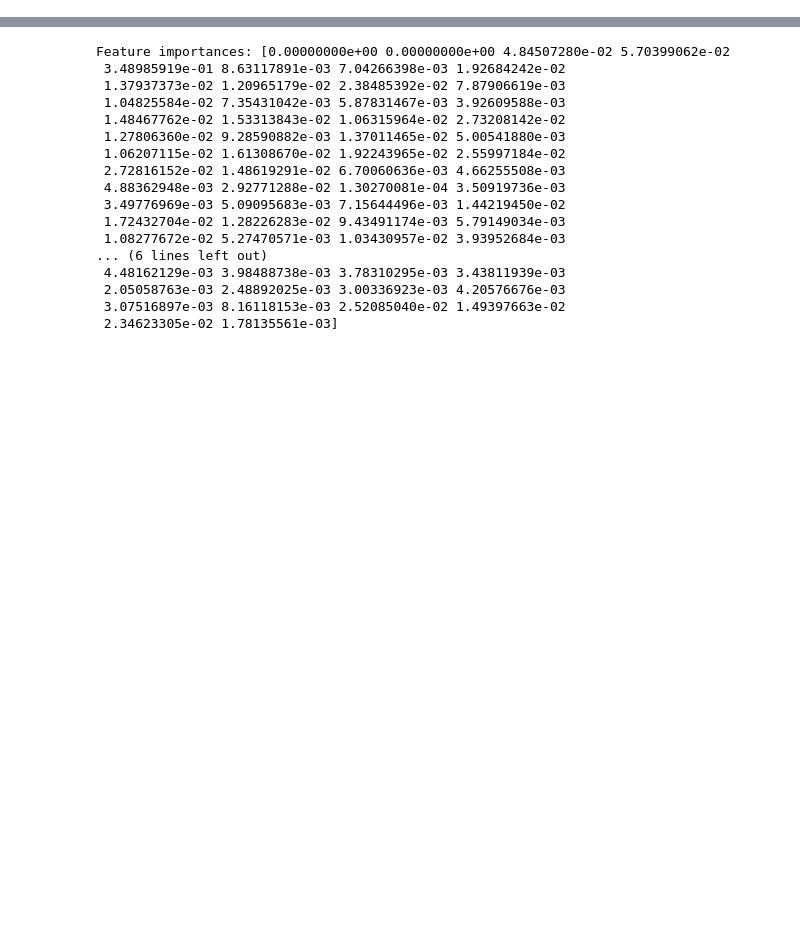
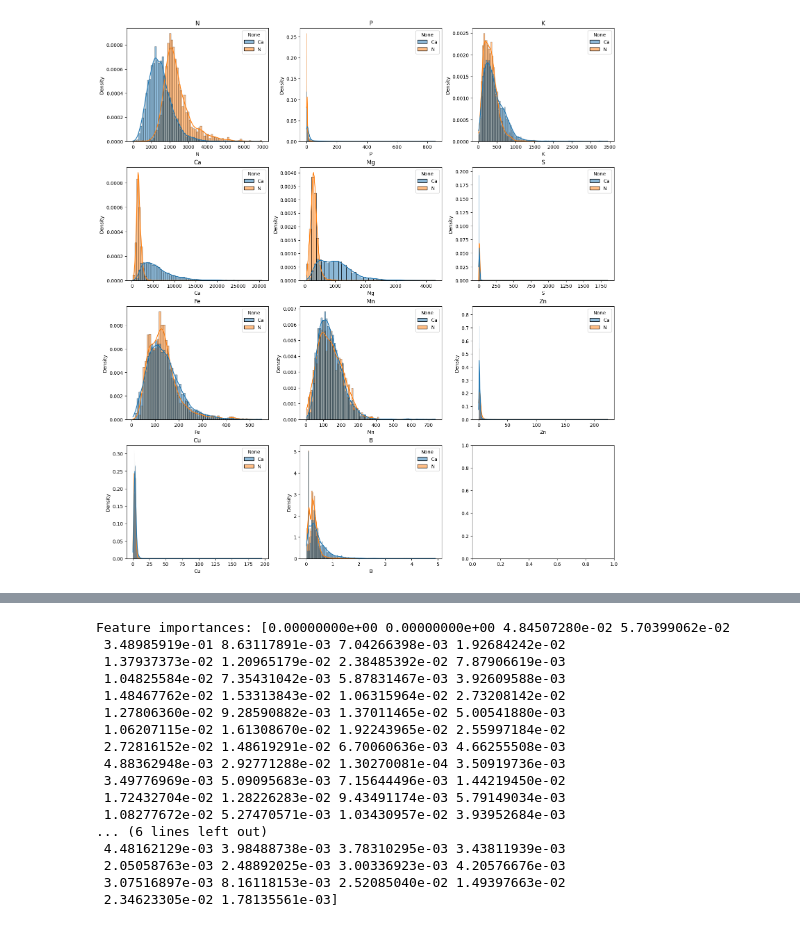
Before and after one commit to omerym/Amini-Soil-Prediction-Challenge, a Jupyter notebook: notebook.ipynb, the cells around one changed output, grey strips where cells are left out. Saved outputs shown, nothing was run; the diff lists cells and outputs as text; code cells hidden in the pictures; blank space fills up the shorter version.

```diff
--- a/notebook.ipynb
+++ b/notebook.ipynb
@@ -160,8 +118,5 @@ first evaluation
 # %%
-train_t = train_dropna.drop(columns=target_columns)
-values = train_dropna[target_columns]
-values = pd.DataFrame(columns=values.columns,
-                      data=StandardScaler().fit_transform(values))
-train_t["max"] = train_dropna[target_columns].apply(lambda x: np.argmax(
-    x), axis=1).map(lambda x: target_columns[x])
-train_t.head()
+max_nutrient = train_dropna[target_columns].apply(
+    lambda x: np.argmax(x), axis=1).map(lambda x: target_columns[x])
+max_nutrient
+max_nutrient_encoded = max_nutrient == 'Ca'
@@ -375,12 +166,0 @@ sns.histplot(train["cec20"])
-# %%
-column_count = len(target_columns)
-nrows = (column_count + 2) // 3
-ncols = min(column_count, 3)
-fig, axs = plt.subplots(nrows=nrows, ncols=ncols,
-                        figsize=(5*ncols, 4*nrows),
-                        constrained_layout=True)
-axs = axs.reshape(-1)
-for i, col in enumerate(tqdm(target_columns, desc="Plotting")):
-    axs[i].set_title(col)
-    sns.barplot(x=train_t['max'], y=train_dropna[col], ax=axs[i])
-plt.show()
@@ -388,0 +191,17 @@ plt.show()
+# %%
+column_count = len(target_columns)
+nrows = (column_count + 2) // 3
+ncols = min(column_count, 3)
+fig, axs = plt.subplots(nrows=nrows, ncols=ncols,
+                        figsize=(5*ncols, 4*nrows),
+                        constrained_layout=True)
+axs = axs.reshape(-1)
+for i, col in enumerate(tqdm(target_columns, desc="Plotting")):
+    axs[i].set_title(col)
+    sns.histplot(hue=max_nutrient, x=train_dropna[col], ax=axs[i],
+                 stat='density',  # Normalizes each hue group separately
+                 common_norm=False,  # Each hue gets its own scale
+                 kde=True, )
+plt.show()
+# %% [output]
+[figure, added]
```
Also changed, not shown: parts of 29 cells of this notebook.
